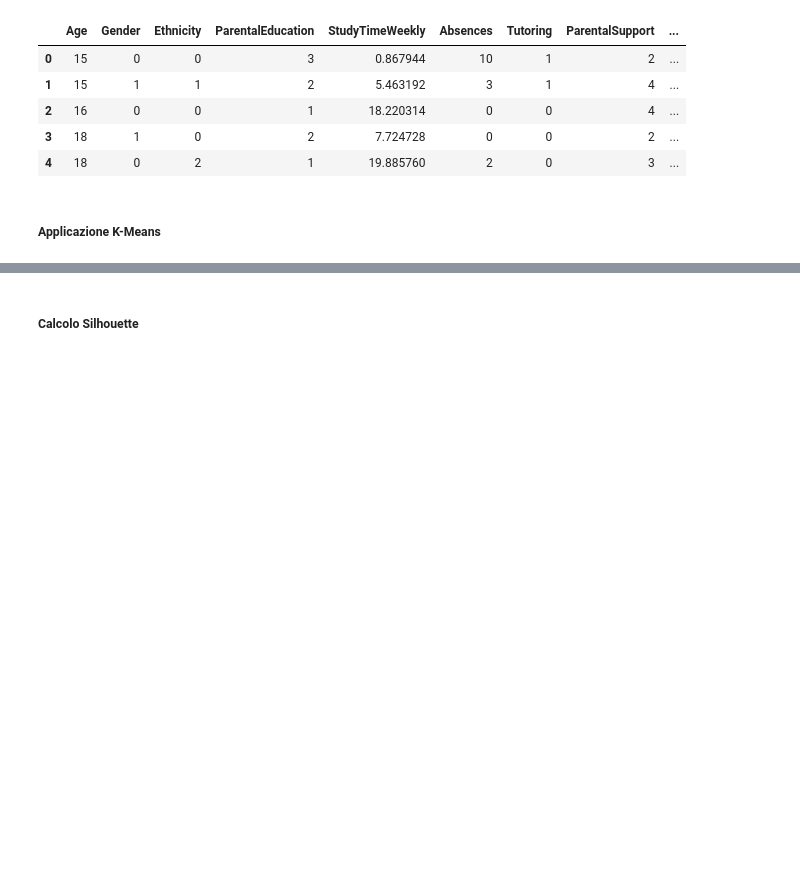
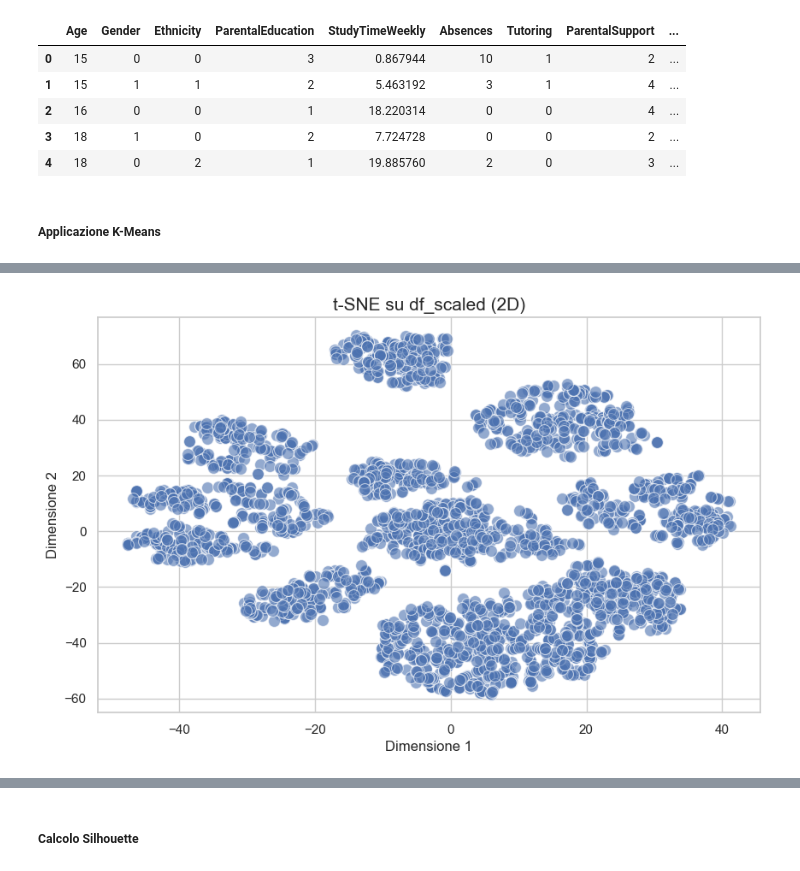
Before and after one commit to Giansimone-Coccia/Student_Performance_Analysis, a Jupyter notebook: Clusterizzazione.ipynb, the cells around one changed output, grey strips where cells are left out. Cells and saved outputs as stored; diff of their text form; code cells hidden in the pictures; blank space fills up the shorter version.

```diff
--- a/Clusterizzazione.ipynb
+++ b/Clusterizzazione.ipynb
@@ -62,3 +67,20 @@ plt.show()
+# %%
+import matplotlib.pyplot as plt
+import seaborn as sns
+
+# Creiamo il grafico 2D del risultato t-SNE
+plt.figure(figsize=(10, 6))
+sns.scatterplot(x=df_scaled_2d_tsne[:, 0], y=df_scaled_2d_tsne[:, 1], s=100, alpha=0.6, edgecolor="w")
+
+# Aggiungiamo etichette e titolo
+plt.title('t-SNE su df_scaled (2D)', fontsize=15)
+plt.xlabel('Dimensione 1', fontsize=12)
+plt.ylabel('Dimensione 2', fontsize=12)
+
+# Mostriamo il grafico
+plt.show()
+# %% [output]
+[figure, added]
 # %%
 from sklearn.cluster import KMeans
 
```
Also changed, not shown: parts of 7 cells of this notebook.
